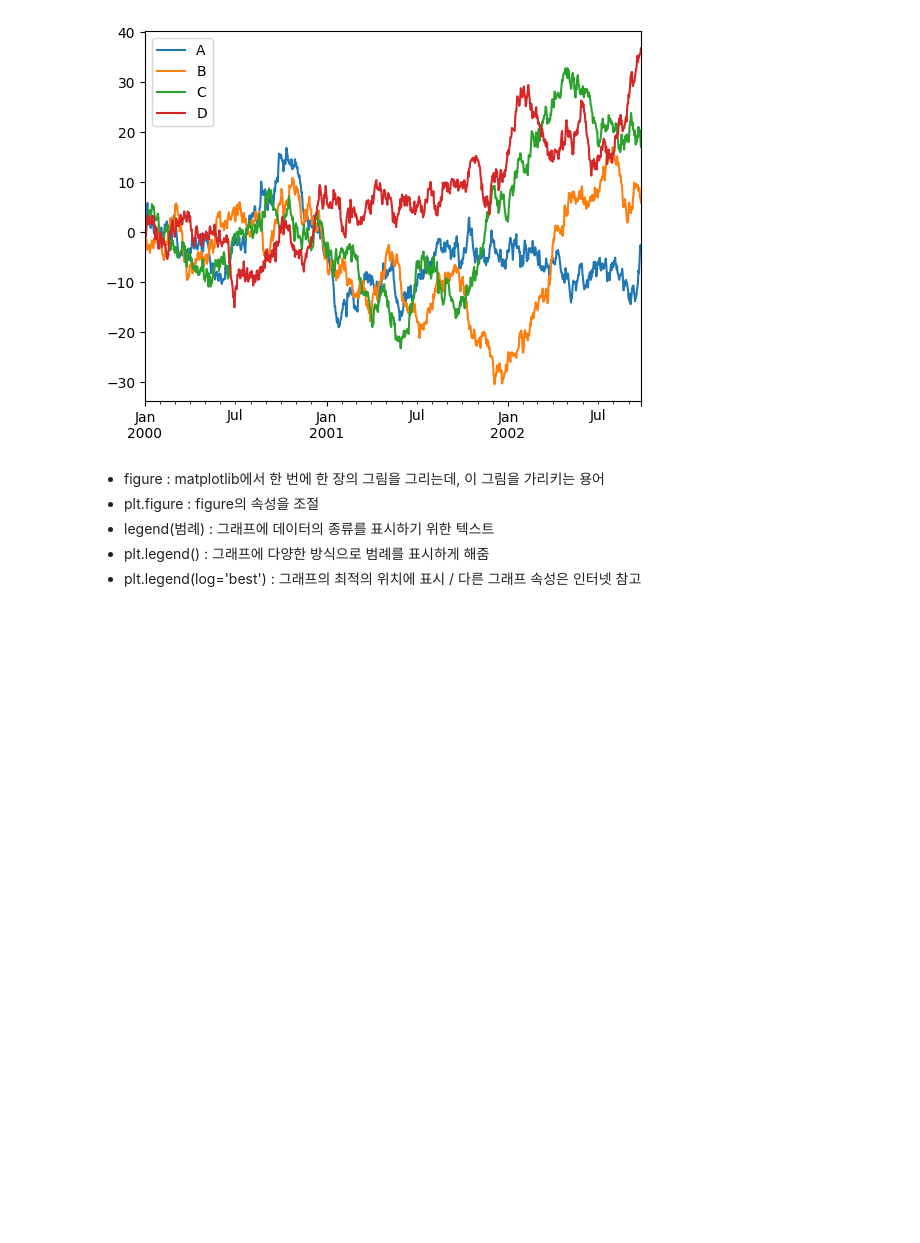
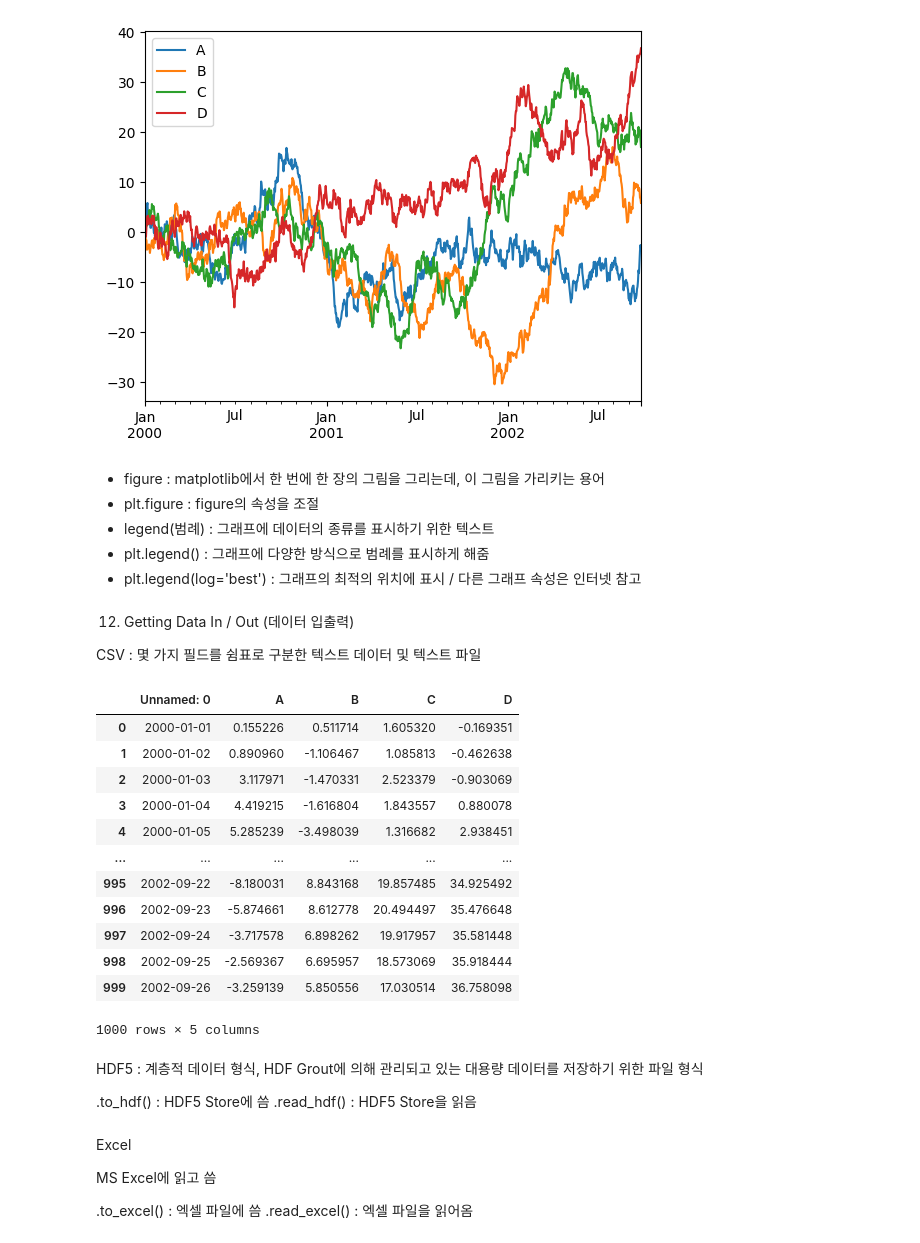
Before and after one commit to KangSikWoo/AIphoria-SelfStudy, a Jupyter notebook: ai_1/pandas.ipynb, the cells around one changed output. Cells and saved outputs as stored; diff of their text form; code cells hidden in the pictures; blank space fills up the shorter version.

Commit message:
Pandas Part 12. Getting Data IN / OUT

```diff
--- a/ai_1/pandas.ipynb
+++ b/ai_1/pandas.ipynb
@@ -974,3 +974,7 @@ plt.figure(); df.plot(); plt.legend(loc='best')
 * legend(범례) : 그래프에 데이터의 종류를 표시하기 위한 텍스트
 * plt.legend() : 그래프에 다양한 방식으로 범례를 표시하게 해줌
 * plt.legend(log='best') : 그래프의 최적의 위치에 표시 / 다른 그래프 속성은 인터넷 참고
+# %% [markdown]
+12. Getting Data In / Out (데이터 입출력)
+
+CSV : 몇 가지 필드를 쉼표로 구분한 텍스트 데이터 및 텍스트 파일
@@ -976,0 +983,28 @@ plt.figure(); df.plot(); plt.legend(loc='best')
+# %%
+pd.read_csv('foo.csv') #csv파일을 읽음
+# %% [output]
+|  | Unnamed: 0 | A | B | C | D |
+| 0 | 2000-01-01 | 0.155226 | 0.511714 | 1.605320 | -0.169351 |
+| 1 | 2000-01-02 | 0.890960 | -1.106467 | 1.085813 | -0.462638 |
+| 2 | 2000-01-03 | 3.117971 | -1.470331 | 2.523379 | -0.903069 |
+| 3 | 2000-01-04 | 4.419215 | -1.616804 | 1.843557 | 0.880078 |
+| 4 | 2000-01-05 | 5.285239 | -3.498039 | 1.316682 | 2.938451 |
+| ... | ... | ... | ... | ... | ... |
+| 995 | 2002-09-22 | -8.180031 | 8.843168 | 19.857485 | 34.925492 |
+| 996 | 2002-09-23 | -5.874661 | 8.612778 | 20.494497 | 35.476648 |
+| 997 | 2002-09-24 | -3.717578 | 6.898262 | 19.917957 | 35.581448 |
+| 998 | 2002-09-25 | -2.569367 | 6.695957 | 18.573069 | 35.918444 |
+| 999 | 2002-09-26 | -3.259139 | 5.850556 | 17.030514 | 36.758098 |
+1000 rows × 5 columns
+# %% [markdown]
+HDF5 : 계층적 데이터 형식, HDF Grout에 의해 관리되고 있는 대용량 데이터를 저장하기 위한 파일 형식
+
+.to_hdf() : HDF5 Store에 씀
+.read_hdf() : HDF5 Store을 읽음
+# %% [markdown]
+Excel
+
+MS Excel에 읽고 씀
+
+.to_excel() : 엑셀 파일에 씀
+.read_excel() : 엑셀 파일을 읽어옴
```
Also changed, not shown: parts of 1 cell of this notebook.
